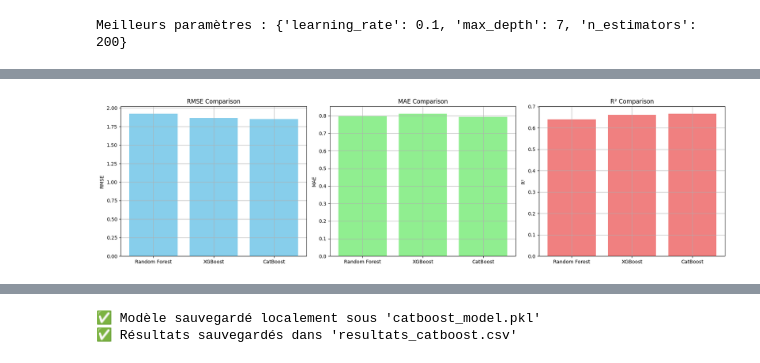
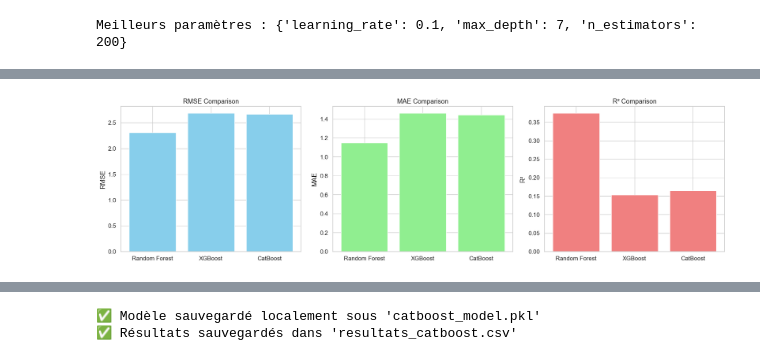
Before and after one commit to balkis12/Achat-Bot, a Jupyter notebook: ML achat.ipynb, the cells around one changed output, grey strips where cells are left out. Cells and saved outputs as stored; diff of their text form; code cells hidden in the pictures.

```diff
--- a/ML achat.ipynb
+++ b/ML achat.ipynb
@@ -1005,0 +1208,35 @@ R² : 0.6393405412474389
+# %%
+# Entraînement
+rf_model = RandomForestRegressor(random_state=42, n_estimators=300, max_depth=30, min_samples_split=5)
+
+start_train = time.time()
+rf_model.fit(X_train, y_train)
+end_train = time.time()
+training_time = end_train - start_train
+
+
+
+# Prédictions
+start_pred = time.time()
+rf_predictions = np.expm1(rf_model.predict(X_test))
+end_pred = time.time()
+prediction_time = end_pred - start_pred
+
+y_test_raw = np.expm1(y_test)
+
+# Évaluer
+rmse = root_mean_squared_error(y_test_raw, rf_predictions)
+mae = mean_absolute_error(y_test_raw, rf_predictions)
+mse = mean_squared_error(y_test_raw, rf_predictions)
+
+r2 = r2_score(y_test_raw, rf_predictions)
+
+print("\n🔹 [Random Forest] Résultats de performance :")
+
+print(f"RMSE : {rmse:.4f}")
+print(f"MSE  : {mse:.4f}")
+print(f"MAE  : {mae:.4f}")
+print(f"R²   : {r2:.4f}")
+
+print(f"⏱️ Temps d'entraînement : {training_time:.4f} secondes")
+print(f"⏱️ Temps de prédiction  : {prediction_time:.4f} secondes")
@@ -1049,8 +1389,10 @@ param_grid = {
     'max_depth': [3, 5, 7],
     'learning_rate': [0.01, 0.1, 0.2]
 }
+
 grid_search = GridSearchCV(XGBRegressor(), param_grid, cv=3, scoring='neg_mean_squared_error')
-grid_search.fit(X_train_scaled, y_train)
+grid_search.fit(X_train, y_train)
+
 print("Meilleurs paramètres :", grid_search.best_params_)
 # %% [output]
 Meilleurs paramètres : {'learning_rate': 0.1, 'max_depth': 7, 'n_estimators': 200}
@@ -1314,9 +1709,9 @@ import pandas as pd
 from sklearn.metrics import mean_squared_error, mean_absolute_error, r2_score
 
 # Prédictions des trois modèles (en supposant qu'elles sont déjà calculées)
-rf_predictions = np.expm1(rf_model.predict(X_test_scaled))  # Random Forest
-xgb_predictions = np.expm1(xgb_model.predict(X_test_scaled))  # XGBoost
-catboost_predictions = np.expm1(catboost_model.predict(X_test_scaled))  # CatBoost
+rf_predictions = np.expm1(rf_model.predict(X_test))  # Random Forest
+xgb_predictions = np.expm1(xgb_model.predict(X_test))  # XGBoost
+catboost_predictions = np.expm1(catboost_model.predict(X_test))  # CatBoost
 
 # Calcul des métriques pour chaque modèle
 def get_metrics(y_true, y_pred):
@@ -1334,34 +1729,34 @@ catboost_rmse, catboost_mae, catboost_r2 = get_metrics(y_test_raw, catboost_pred
 models = ['Random Forest', 'XGBoost', 'CatBoost']
 rmse_values = [rf_rmse, xgb_rmse, catboost_rmse]
 mae_values = [rf_mae, xgb_mae, catboost_mae]
 r2_values = [rf_r2, xgb_r2, catboost_r2]
 
 # Création de la figure
 fig, ax = plt.subplots(1, 3, figsize=(18, 5))
 
 # RMSE - Comparaison des modèles
 ax[0].bar(models, rmse_values, color='skyblue')
 ax[0].set_title('RMSE Comparison')
 ax[0].set_ylabel('RMSE')
 ax[0].grid(True)
 
 # MAE - Comparaison des modèles
 ax[1].bar(models, mae_values, color='lightgreen')
 ax[1].set_title('MAE Comparison')
 ax[1].set_ylabel('MAE')
 ax[1].grid(True)
 
 # R² - Comparaison des modèles
 ax[2].bar(models, r2_values, color='lightcoral')
 ax[2].set_title('R² Comparison')
 ax[2].set_ylabel('R²')
 ax[2].grid(True)
 
 # Ajustement de l'espacement
 plt.tight_layout()
 plt.show()
 # %% [output]
-[figure, old version]
+[figure, new version]
 # %%
 import matplotlib.pyplot as plt
 import numpy as np
```
Also changed, not shown: parts of 72 cells of this notebook, 18 other files.
